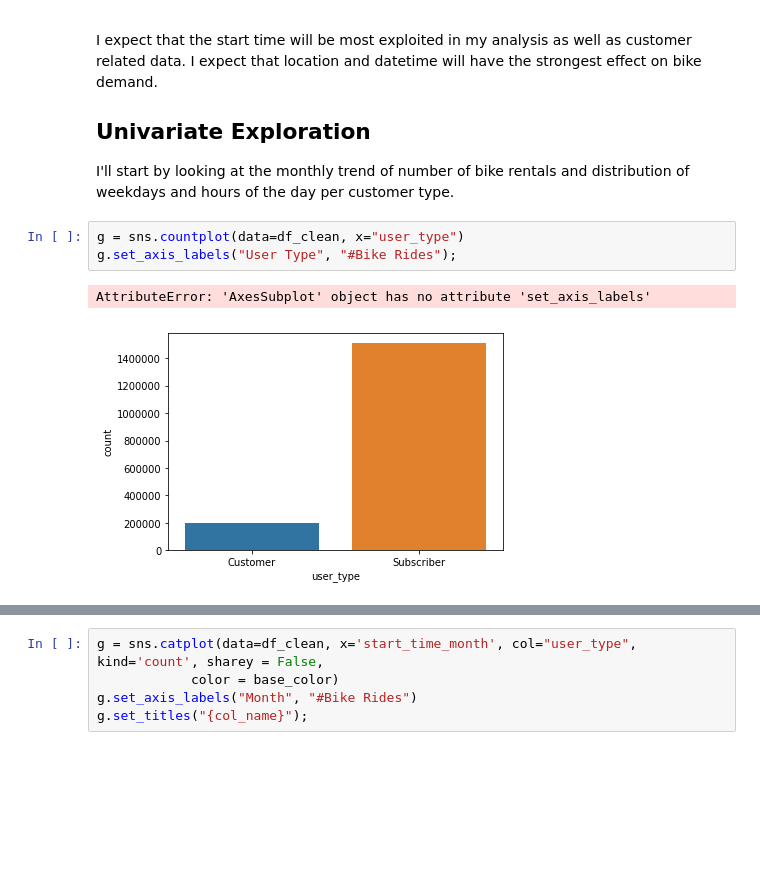
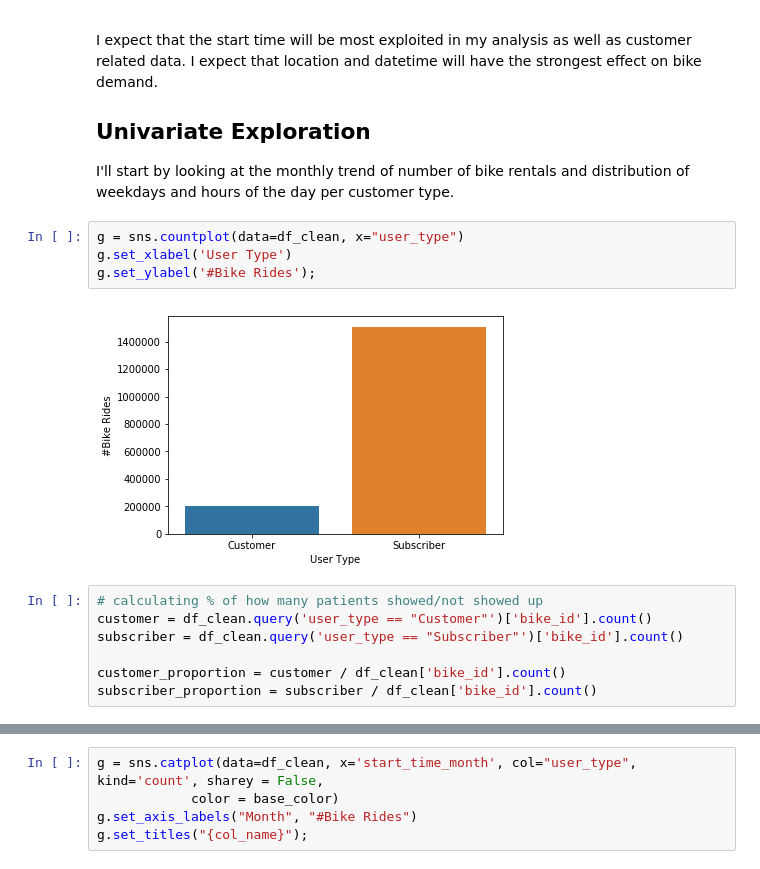
Before and after one commit to alexmathew95/DAND-Project_4, a Jupyter notebook: exploration.ipynb, the cells around one changed output, grey strips where cells are left out. Drawn from its saved outputs; the diff is of its cells as text; blank space fills up the shorter version.

```diff
--- a/exploration.ipynb
+++ b/exploration.ipynb
@@ -365,7 +365,14 @@ I expect that the start time will be most exploited in my analysis as well as cu
 I'll start by looking at the monthly trend of number of bike rentals and distribution of weekdays and hours of the day per customer type.
 # %%
 g = sns.countplot(data=df_clean, x="user_type")
-g.set_axis_labels("User Type", "#Bike Rides");
+g.set_xlabel('User Type')
+g.set_ylabel('#Bike Rides');
 # %% [output]
-AttributeError: 'AxesSubplot' object has no attribute 'set_axis_labels'
-[figure, old version]
+[figure, new version]
+# %%
+# calculating % of how many patients showed/not showed up
+customer = df_clean.query('user_type == "Customer"')['bike_id'].count()
+subscriber = df_clean.query('user_type == "Subscriber"')['bike_id'].count()
+
+customer_proportion = customer / df_clean['bike_id'].count()
+subscriber_proportion = subscriber / df_clean['bike_id'].count()
```
Also changed, not shown: parts of 1 cell of this notebook.
